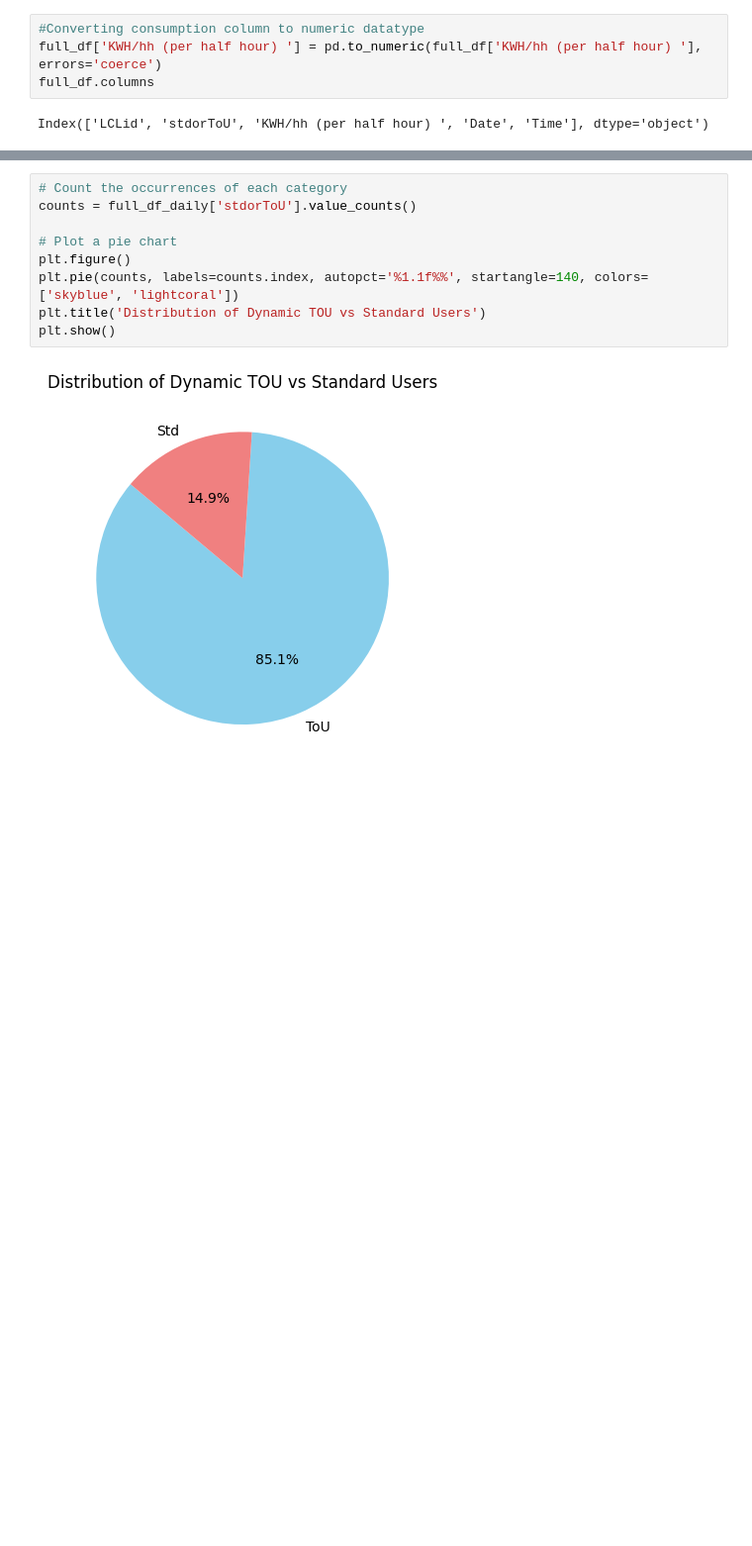
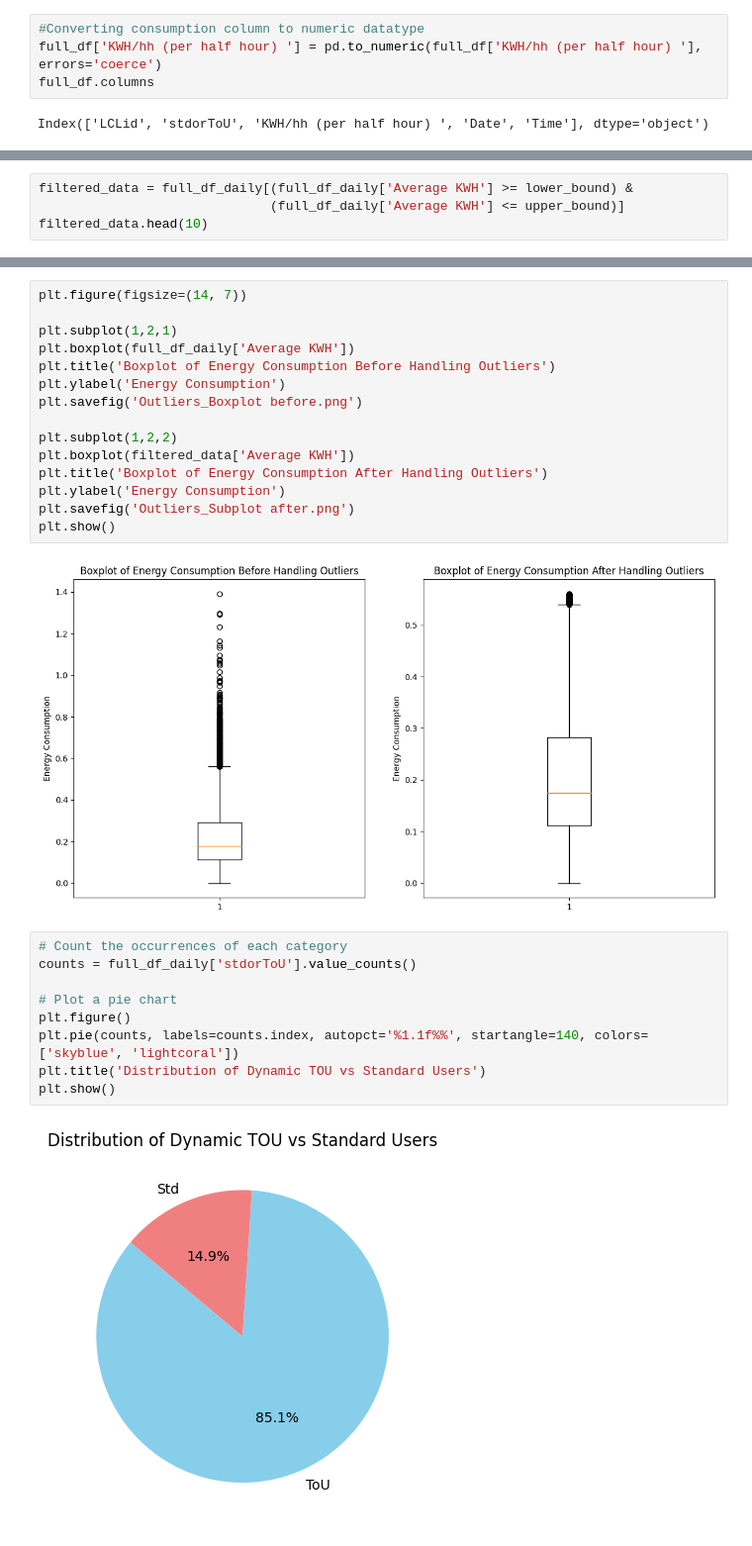
Before and after one commit to asgharlaib/Project_v1, a Jupyter notebook: Project.ipynb, the cells around one changed output, grey strips where cells are left out. Shown: that part at 99% size. Drawn from its saved outputs; the diff is of its cells as text; blank space fills up the shorter version.

```diff
--- a/Project.ipynb
+++ b/Project.ipynb
@@ -213,0 +235,4 @@ full_df_daily.describe()
+# %%
+filtered_data = full_df_daily[(full_df_daily['Average KWH'] >= lower_bound) &
+                              (full_df_daily['Average KWH'] <= upper_bound)]
+filtered_data.head(10)
@@ -214,3 +251,20 @@ full_df_daily.describe()
+# %%
+plt.figure(figsize=(14, 7))
+
+plt.subplot(1,2,1)
+plt.boxplot(full_df_daily['Average KWH'])
+plt.title('Boxplot of Energy Consumption Before Handling Outliers')
+plt.ylabel('Energy Consumption')
+plt.savefig('Outliers_Boxplot before.png')
+
+plt.subplot(1,2,2)
+plt.boxplot(filtered_data['Average KWH'])
+plt.title('Boxplot of Energy Consumption After Handling Outliers')
+plt.ylabel('Energy Consumption')
+plt.savefig('Outliers_Subplot after.png')
+plt.show()
+# %% [output]
+[figure, added]
 # %%
 # Count the occurrences of each category
 counts = full_df_daily['stdorToU'].value_counts()
```
Also changed, not shown: parts of 14 cells of this notebook.
